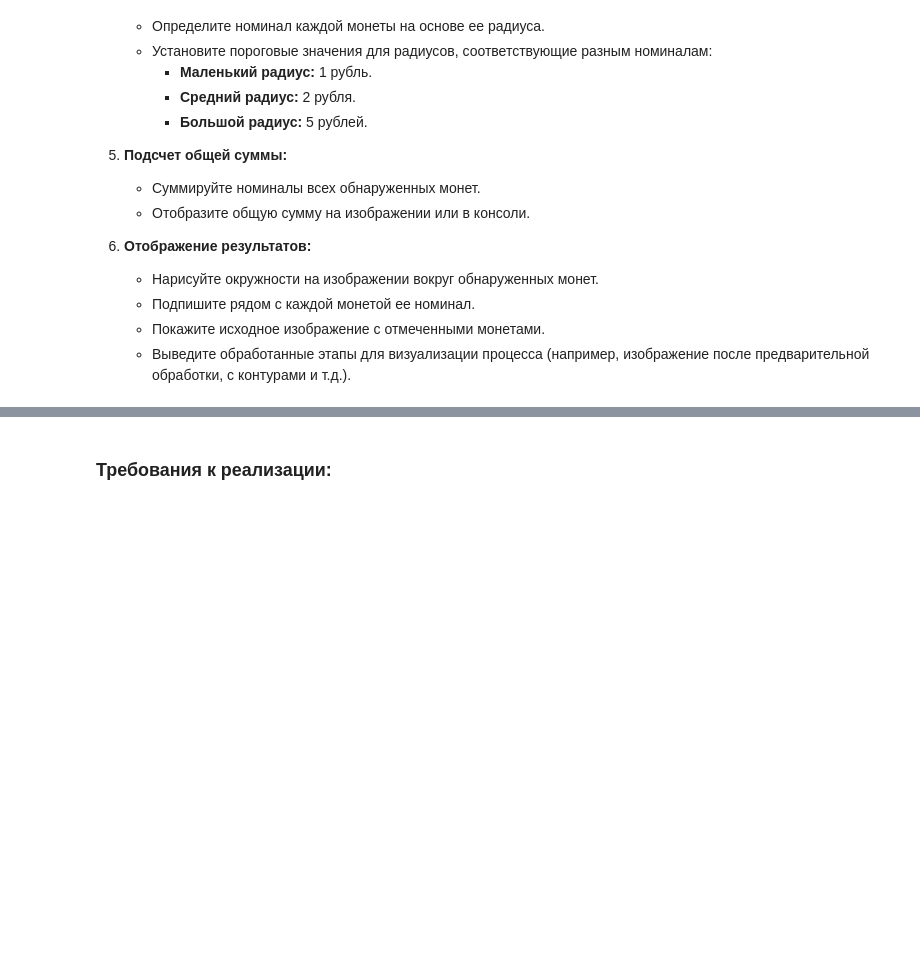
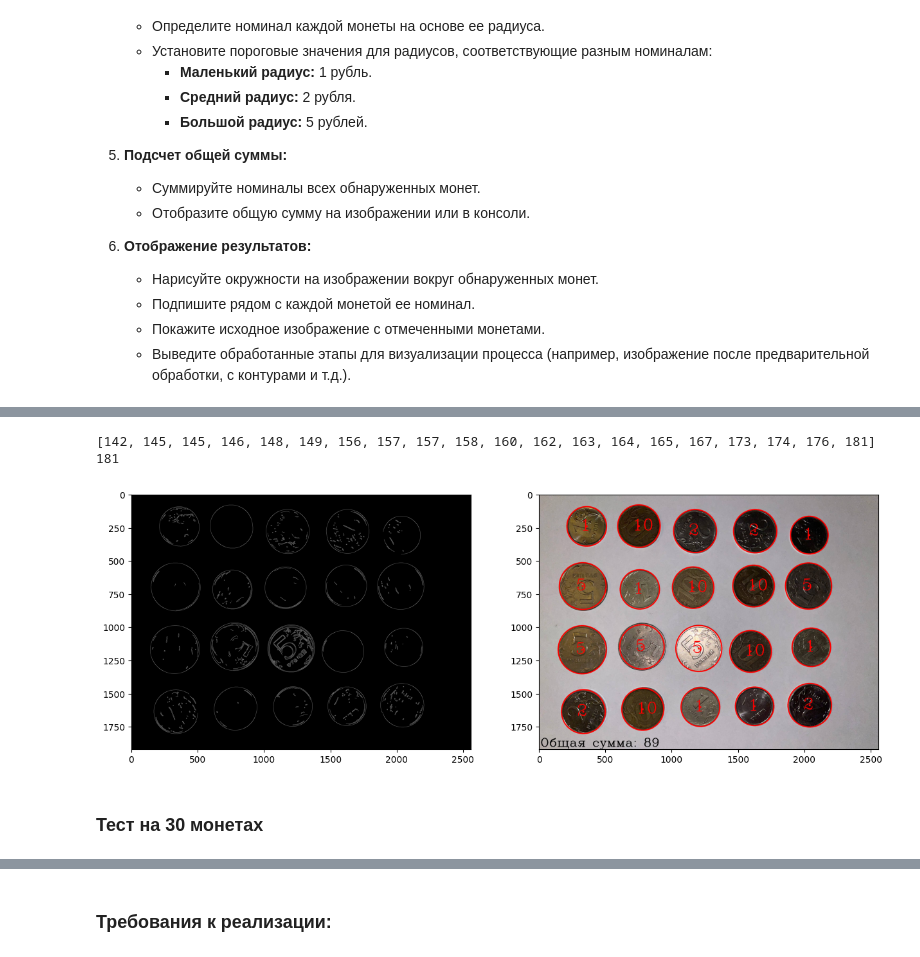
Before and after one commit to ilyak0n/image_processing, a Jupyter notebook: Проектная_работа_№1_Классификация_объектов_на_изображении.ipynb, the cells around one changed output, grey strips where cells are left out. Drawn from its saved outputs; the diff is of its cells as text; code cells hidden in the pictures; blank space fills up the shorter version.

```diff
--- a/Проектная_работа_№1_Классификация_объектов_на_изображении.ipynb
+++ b/Проектная_работа_№1_Классификация_объектов_на_изображении.ipynb
@@ -40,0 +202,9 @@
+# %%
+coin_classification2('test2.jpg', (9,9), 1.2, 150,
+                     150, 80, 90, 260)
+# %% [output]
+[142, 145, 145, 146, 148, 149, 156, 157, 157, 158, 160, 162, 163, 164, 165, 167, 173, 174, 176, 181]
+181
+[figure, added]
+# %% [markdown]
+### Тест на 30 монетах
```
Also changed, not shown: parts of 10 cells of this notebook.
